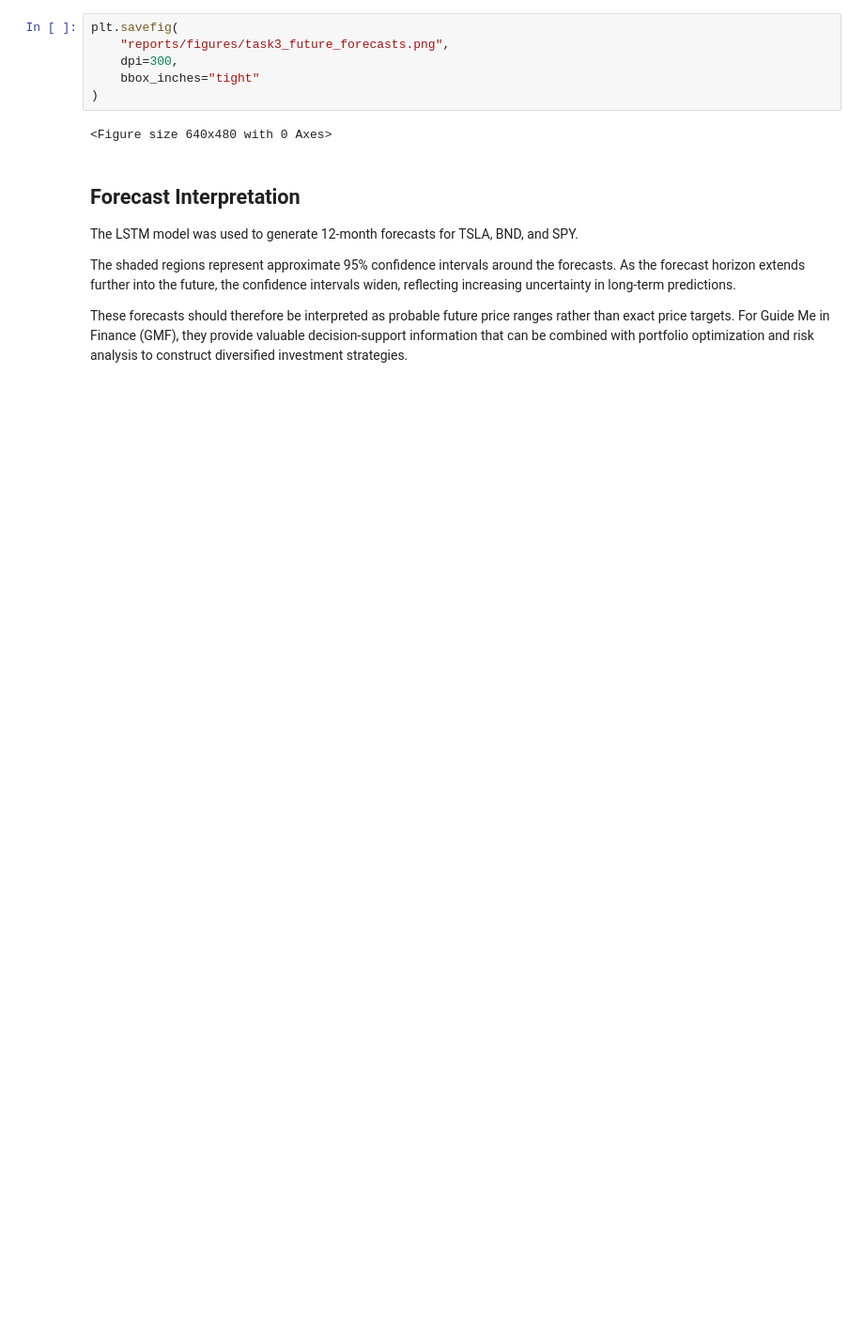
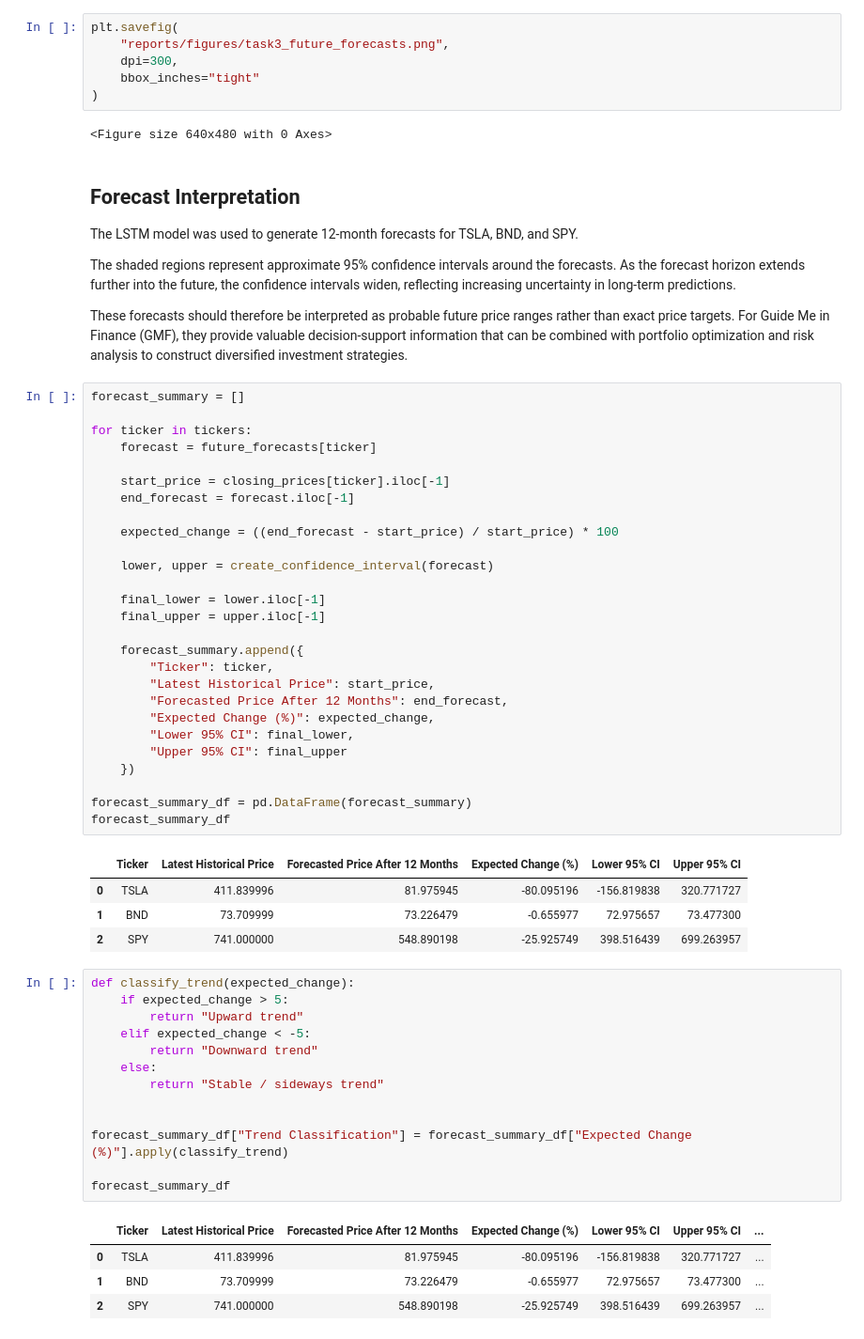
Before and after one commit to Bilen189/portfolio-optimization, a Jupyter notebook: notebooks/task_3_future_forecast.ipynb, the cells around one changed output. Shown at 94% size. Drawn from its saved outputs; the diff is of its cells as text; blank space fills up the shorter version.

Commit message:
Add forecast analysis and business insights

```diff
--- a/notebooks/task_3_future_forecast.ipynb
+++ b/notebooks/task_3_future_forecast.ipynb
@@ -252,3 +252,53 @@ The LSTM model was used to generate 12-month forecasts for TSLA, BND, and SPY.
 The shaded regions represent approximate 95% confidence intervals around the forecasts. As the forecast horizon extends further into the future, the confidence intervals widen, reflecting increasing uncertainty in long-term predictions.
 
 These forecasts should therefore be interpreted as probable future price ranges rather than exact price targets. For Guide Me in Finance (GMF), they provide valuable decision-support information that can be combined with portfolio optimization and risk analysis to construct diversified investment strategies.
+# %%
+forecast_summary = []
+
+for ticker in tickers:
+    forecast = future_forecasts[ticker]
+
+    start_price = closing_prices[ticker].iloc[-1]
+    end_forecast = forecast.iloc[-1]
+
+    expected_change = ((end_forecast - start_price) / start_price) * 100
+
+    lower, upper = create_confidence_interval(forecast)
+
+    final_lower = lower.iloc[-1]
+    final_upper = upper.iloc[-1]
+
+    forecast_summary.append({
+        "Ticker": ticker,
+        "Latest Historical Price": start_price,
+        "Forecasted Price After 12 Months": end_forecast,
+        "Expected Change (%)": expected_change,
+        "Lower 95% CI": final_lower,
+        "Upper 95% CI": final_upper
+    })
+
+forecast_summary_df = pd.DataFrame(forecast_summary)
+forecast_summary_df
+# %% [output]
+|  | Ticker | Latest Historical Price | Forecasted Price After 12 Months | Expected Change (%) | Lower 95% CI | Upper 95% CI |
+| 0 | TSLA | 411.839996 | 81.975945 | -80.095196 | -156.819838 | 320.771727 |
+| 1 | BND | 73.709999 | 73.226479 | -0.655977 | 72.975657 | 73.477300 |
+| 2 | SPY | 741.000000 | 548.890198 | -25.925749 | 398.516439 | 699.263957 |
+# %%
+def classify_trend(expected_change):
+    if expected_change > 5:
+        return "Upward trend"
+    elif expected_change < -5:
+        return "Downward trend"
+    else:
+        return "Stable / sideways trend"
+
+
+forecast_summary_df["Trend Classification"] = forecast_summary_df["Expected Change (%)"].apply(classify_trend)
+
+forecast_summary_df
+# %% [output]
+|  | Ticker | Latest Historical Price | Forecasted Price After 12 Months | Expected Change (%) | Lower 95% CI | Upper 95% CI | ... |
+| 0 | TSLA | 411.839996 | 81.975945 | -80.095196 | -156.819838 | 320.771727 | ... |
+| 1 | BND | 73.709999 | 73.226479 | -0.655977 | 72.975657 | 73.477300 | ... |
+| 2 | SPY | 741.000000 | 548.890198 | -25.925749 | 398.516439 | 699.263957 | ... |
```
Also changed, not shown: parts of 4 cells of this notebook.
